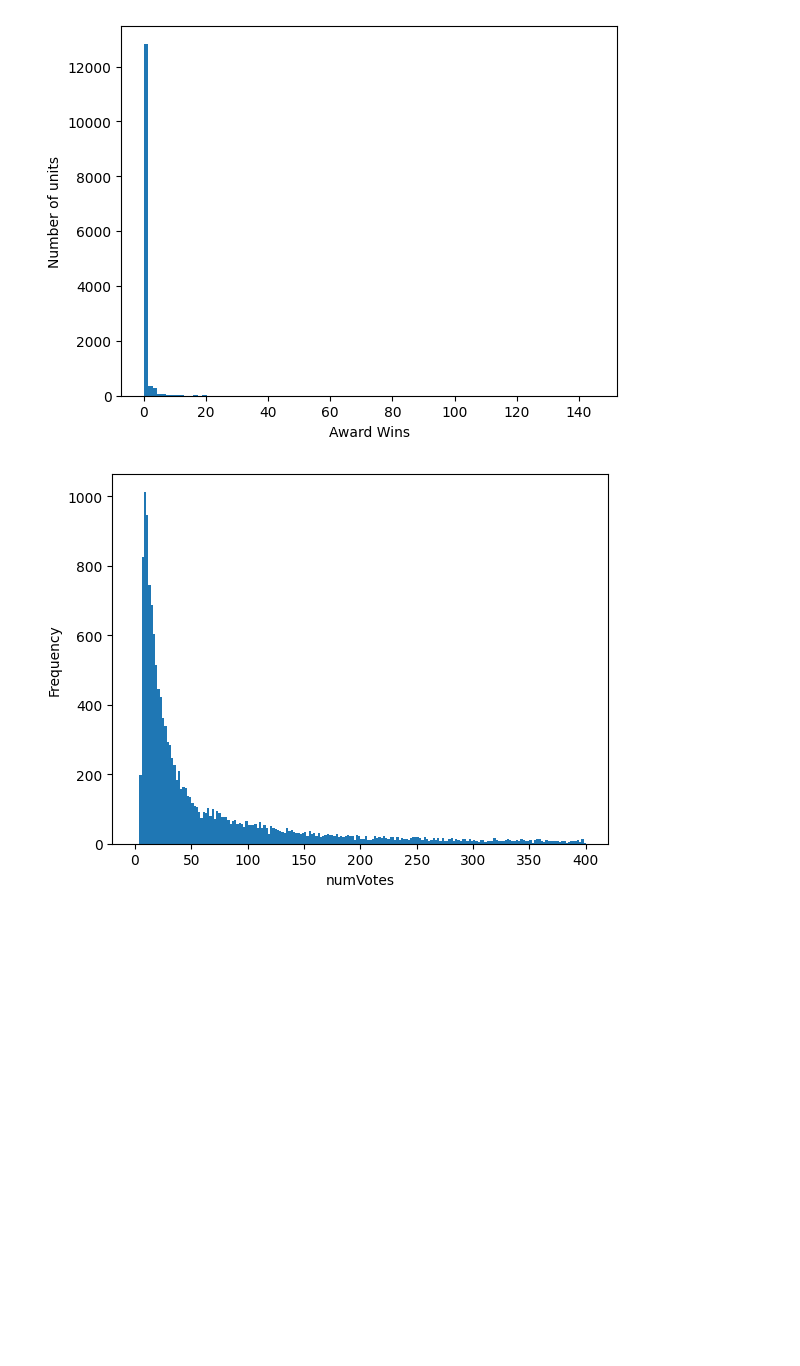
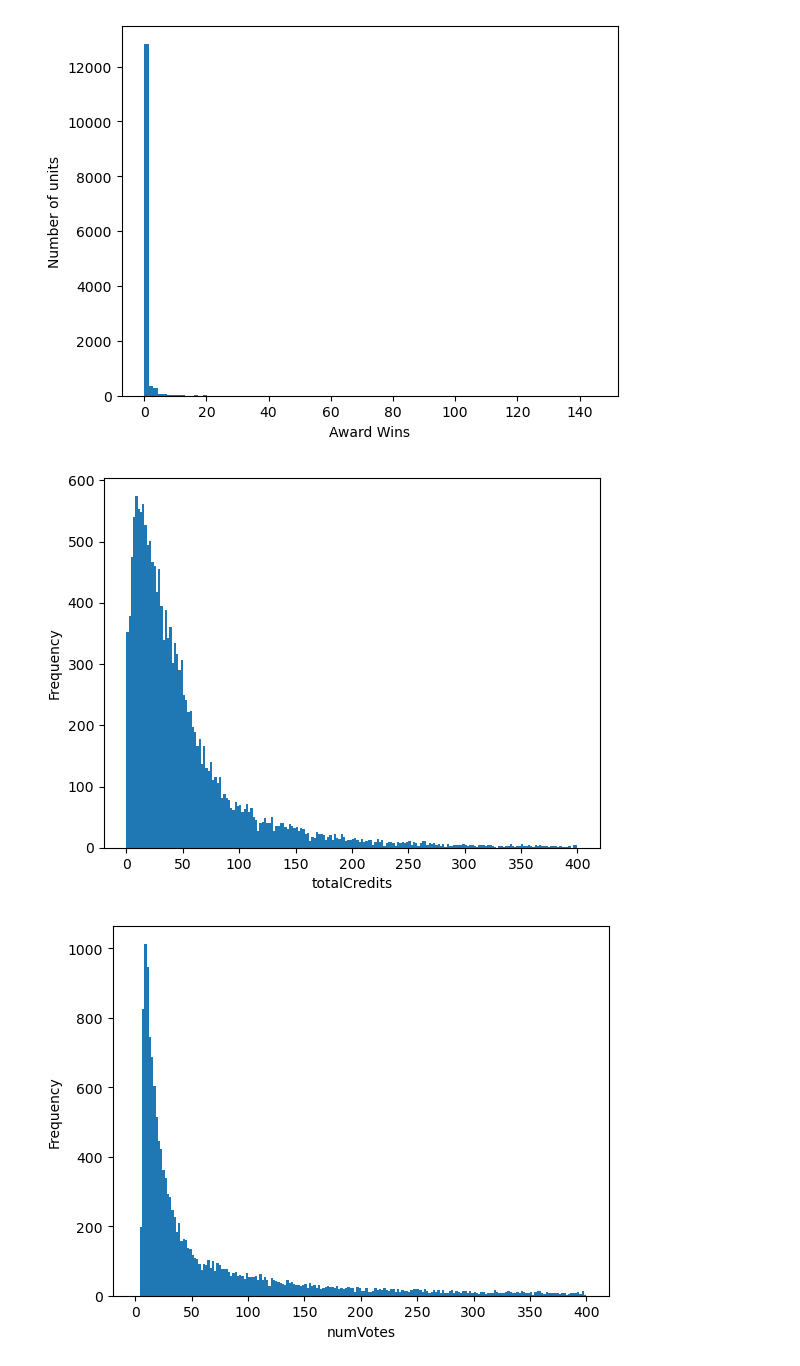
Before and after one commit to luigiascio/Data-Mining-I, a Jupyter notebook: DM1_project.ipynb, the cells around one changed output. Cells and saved outputs as stored; diff of their text form; code cells hidden in the pictures; blank space fills up the shorter version.

Commit message:
updated stat description and hist

```diff
--- a/DM1_project.ipynb
+++ b/DM1_project.ipynb
@@ -116,6 +124,19 @@ plt.ylabel('Number of units')
 plt.show()
 # %% [output]
 [figure]
+# %%
+bin_width = 2
+bins = np.arange(0, 400 + bin_width, bin_width)
+
+soglia = 10000
+totCredits_filtered = df[df['totalCredits'] < soglia]
+
+plt.hist(totCredits_filtered['totalCredits'], bins = bins)
+plt.xlabel('totalCredits')
+plt.ylabel('Frequency')
+plt.show()
+# %% [output]
+[figure, added]
 # %%
 bin_width = 2
 bins = np.arange(0, 400 + bin_width, bin_width)
```
Also changed, not shown: parts of 7 cells of this notebook.
